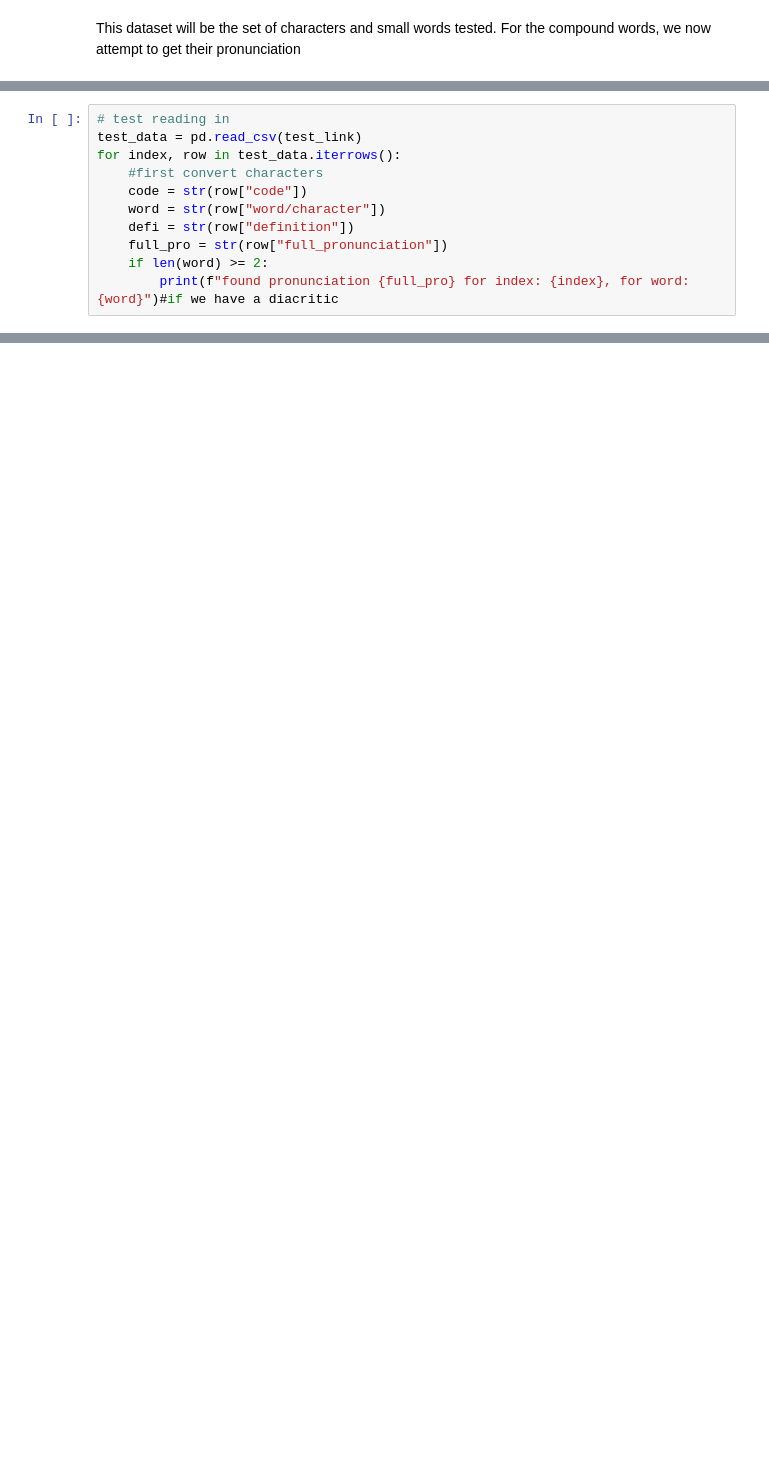
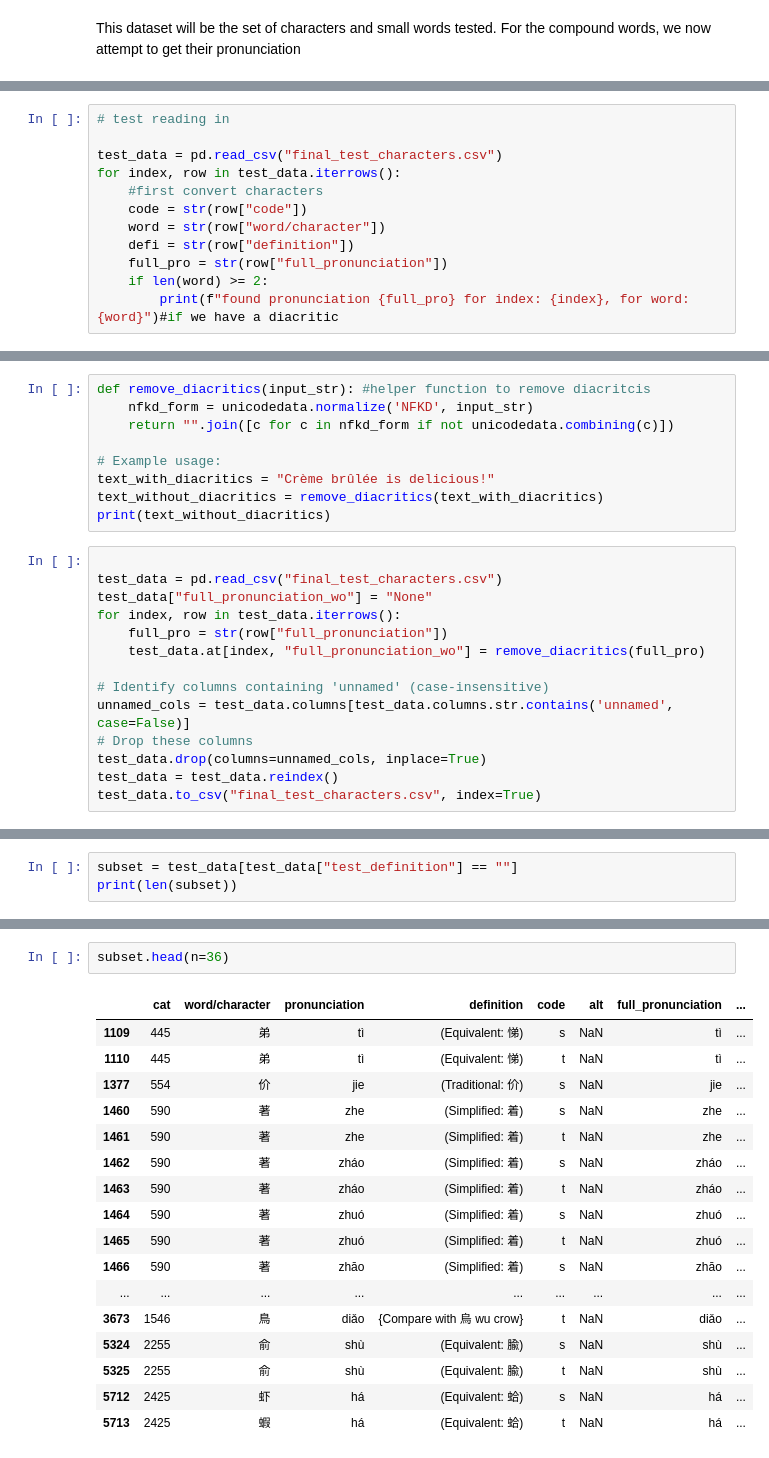
Before and after one commit to maxjing97/mandarin_chinese_characters_test, a Jupyter notebook: data_prep/prep.ipynb, the cells around one changed output, grey strips where cells are left out. Saved outputs shown, nothing was run; the diff lists cells and outputs as text; blank space fills up the shorter version.

Commit message:
more dropping of redundant data.

```diff
--- a/data_prep/prep.ipynb
+++ b/data_prep/prep.ipynb
@@ -940,6 +912,7 @@ Checking manually to see if pronuciations for 2 character words are valid/filled
 # %%
 # test reading in
-test_data = pd.read_csv(test_link)
+
+test_data = pd.read_csv("final_test_characters.csv")
 for index, row in test_data.iterrows():
     #first convert characters
     code = str(row["code"])
@@ -969,3 +926,26 @@ found pronunciation háma for index: 5717, for word: 蝦蟆
+# %%
+def remove_diacritics(input_str): #helper function to remove diacritcis
+    nfkd_form = unicodedata.normalize('NFKD', input_str)
+    return "".join([c for c in nfkd_form if not unicodedata.combining(c)])
+
+# Example usage:
+text_with_diacritics = "Crème brûlée is delicious!"
+text_without_diacritics = remove_diacritics(text_with_diacritics)
+print(text_without_diacritics)
+# %%
+
+test_data = pd.read_csv("final_test_characters.csv")
+test_data["full_pronunciation_wo"] = "None"
+for index, row in test_data.iterrows():
+    full_pro = str(row["full_pronunciation"])
+    test_data.at[index, "full_pronunciation_wo"] = remove_diacritics(full_pro)
+
+# Identify columns containing 'unnamed' (case-insensitive)
+unnamed_cols = test_data.columns[test_data.columns.str.contains('unnamed', case=False)]
+# Drop these columns
+test_data.drop(columns=unnamed_cols, inplace=True)
+test_data = test_data.reindex()
+test_data.to_csv("final_test_characters.csv", index=True)
 # %% [markdown]
 ### subpart 2: Final stage
 
@@ -972,0 +1002,3 @@ For now, we are done with painstaking manual changes to the data
+# %%
+subset = test_data[test_data["test_definition"] == ""]
+print(len(subset))
@@ -972,0 +1007,20 @@ For now, we are done with painstaking manual changes to the data
+# %%
+subset.head(n=36)
+# %% [output]
+|  | cat | word/character | pronunciation | definition | code | alt | full_pronunciation | ... |
+| 1109 | 445 | 弟 | tì | (Equivalent: 悌) | s | NaN | tì | ... |
+| 1110 | 445 | 弟 | tì | (Equivalent: 悌) | t | NaN | tì | ... |
+| 1377 | 554 | 价 | jie | (Traditional: 价) | s | NaN | jie | ... |
+| 1460 | 590 | 著 | zhe | (Simplified: 着) | s | NaN | zhe | ... |
+| 1461 | 590 | 著 | zhe | (Simplified: 着) | t | NaN | zhe | ... |
+| 1462 | 590 | 著 | zháo | (Simplified: 着) | s | NaN | zháo | ... |
+| 1463 | 590 | 著 | zháo | (Simplified: 着) | t | NaN | zháo | ... |
+| 1464 | 590 | 著 | zhuó | (Simplified: 着) | s | NaN | zhuó | ... |
+| 1465 | 590 | 著 | zhuó | (Simplified: 着) | t | NaN | zhuó | ... |
+| 1466 | 590 | 著 | zhāo | (Simplified: 着) | s | NaN | zhāo | ... |
+| ... | ... | ... | ... | ... | ... | ... | ... | ... |
+| 3673 | 1546 | 鳥 | diǎo | {Compare with 烏 wu crow} | t | NaN | diǎo | ... |
+| 5324 | 2255 | 俞 | shù | (Equivalent: 腧) | s | NaN | shù | ... |
+| 5325 | 2255 | 俞 | shù | (Equivalent: 腧) | t | NaN | shù | ... |
+| 5712 | 2425 | 虾 | há | (Equivalent: 蛤) | s | NaN | há | ... |
+| 5713 | 2425 | 蝦 | há | (Equivalent: 蛤) | t | NaN | há | ... |
```
Also changed, not shown: parts of 34 cells of this notebook, 4 other files.
